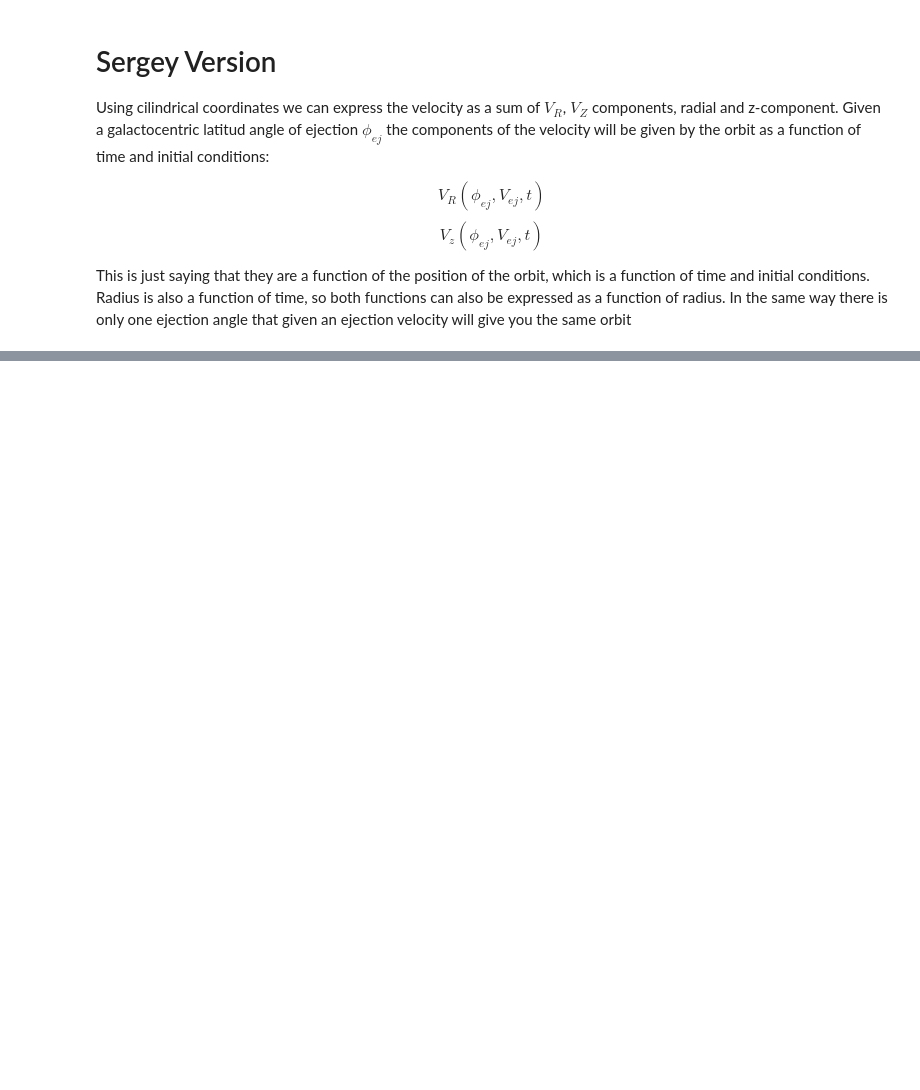
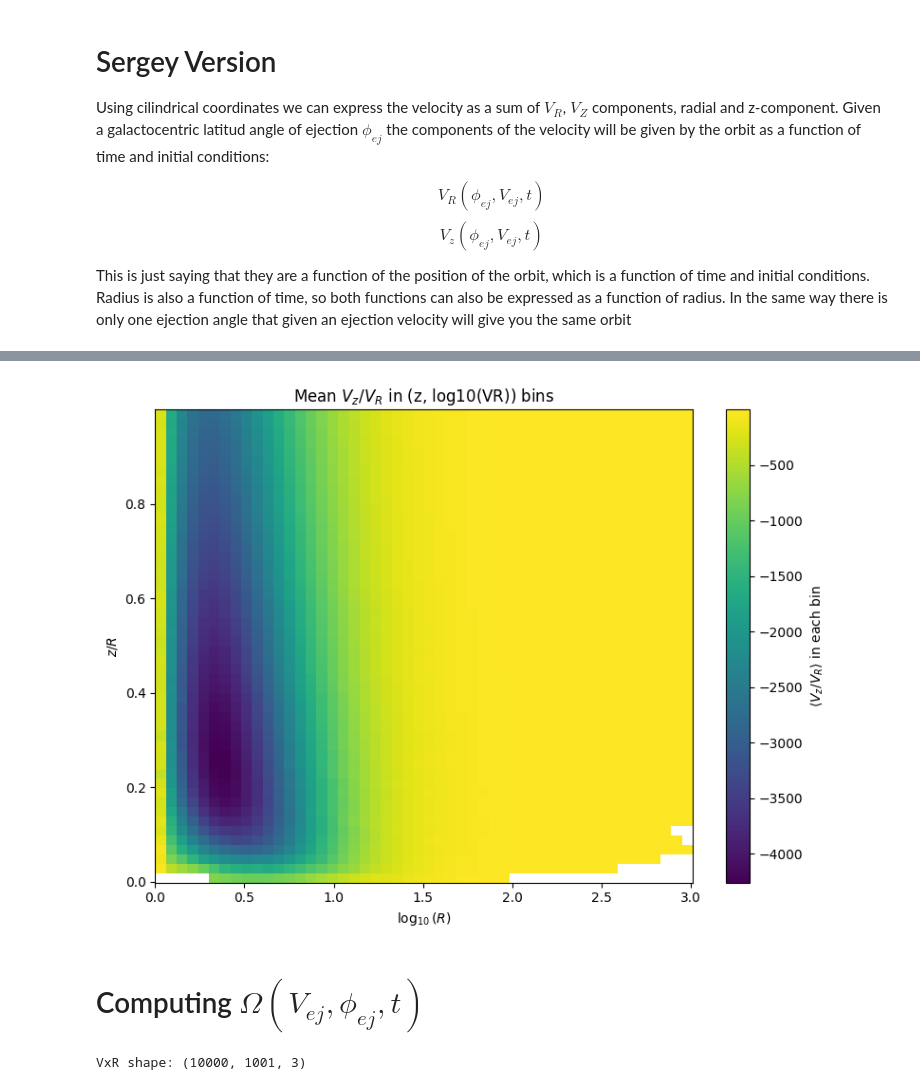
Before and after one commit to fawkez/HVS_1, a Jupyter notebook: Notebooks/Orbits/orbital_grid.ipynb, the cells around one changed output, grey strips where cells are left out. Drawn from its saved outputs; the diff is of its cells as text; code cells hidden in the pictures; blank space fills up the shorter version.

```diff
--- a/Notebooks/Orbits/orbital_grid.ipynb
+++ b/Notebooks/Orbits/orbital_grid.ipynb
@@ -871,0 +986,42 @@ plt.show()
+# %%
+
+# Choose how many bins you want in each dimension
+xbins = 50  # bins in z
+ybins = 50  # bins in log10(VR)
+
+zf = z.flatten()
+VRf = VR.flatten()
+Vzf = Vz.flatten()
+Rf = R.flatten()
+
+ratio = Vzf/Rf*VRf
+# Use binned_statistic_2d to compute the mean ratio in each (z, logVR) bin
+# statistic='mean' can also be 'median', 'count', 'sum', etc.
+stat, xedges, yedges, binnum = binned_statistic_2d(
+    y=zf/Rf,
+    x=np.log10(Rf),
+    values=ratio,
+    statistic='mean',
+    bins=[xbins, ybins]
+)
+
+# 'stat' is a 2D array of the same shape as bins: (xbins, ybins)
+# We can plot it with pcolormesh (or imshow).
+plt.figure(figsize=(8, 6))
+# Note that stat is indexed as stat[ix, iy], but pcolormesh expects
+# xedges (length xbins+1) along the horizontal axis, yedges (length ybins+1)
+# along the vertical axis, so we transpose 'stat' in pcolormesh.
+plt.pcolormesh(xedges, yedges, stat.T, cmap='viridis', shading='auto')#, vmin= - 10000, vmax= 0)
+
+# Colorbar labeling
+cb = plt.colorbar()
+cb.set_label(r'$\langle V_z / V_R \rangle$ in each bin')
+
+plt.xlabel(r'$\log_{10}(R)$')
+plt.ylabel(r'$z/R$')
+plt.title('Mean $V_z / V_R$ in (z, log10(VR)) bins')
+plt.tight_layout()
+#plt.xlim(-2, 2)
+plt.show()
+# %% [output]
+[figure, added]
@@ -871,0 +1030,34 @@ plt.show()
+# %% [markdown]
+# Computing $\Omega(V_{ej}, \phi_{ej}, t)$
+# %%
+import numpy as np
+
+# Suppose R, z, VR, Vz each have shape (nOrbits, nPoints)
+# For example:
+# R, z, VR, Vz = doall(10000, 3)  # shape = (10000, 1001)
+
+nOrbits, nPoints = R.shape
+
+# Build the position and velocity in 3D
+# pos[i, j, :] = [ Rx, Ry, Rz ] for orbit i, time/step j
+# vel[i, j, :] = [ Vx, Vy, Vz ] for orbit i, time/step j
+
+pos = np.zeros((nOrbits, nPoints, 3))
+vel = np.zeros((nOrbits, nPoints, 3))
+
+# Fill in the 3D components, treating R as the 'x' coordinate, z as the 'z' coordinate
+pos[:, :, 0] = R   # x = R
+pos[:, :, 2] = z   # z = z
+vel[:, :, 0] = VR  # vx = VR
+vel[:, :, 2] = Vz  # vz = Vz
+
+# Now compute the cross product for each point (axis=-1 means last dimension is x,y,z)
+VxR = np.cross(vel, pos, axis=-1)
+
+# VxR will have shape (nOrbits, nPoints, 3)
+# VxR[i,j,:] = (0,  Vz*R - VR*z,  0)
+# which is the 3D cross product for orbit i, point j.
+
+print("VxR shape:", VxR.shape)
+# %% [output]
+VxR shape: (10000, 1001, 3)
```
Also changed, not shown: parts of 36 cells of this notebook, 2 other files.
